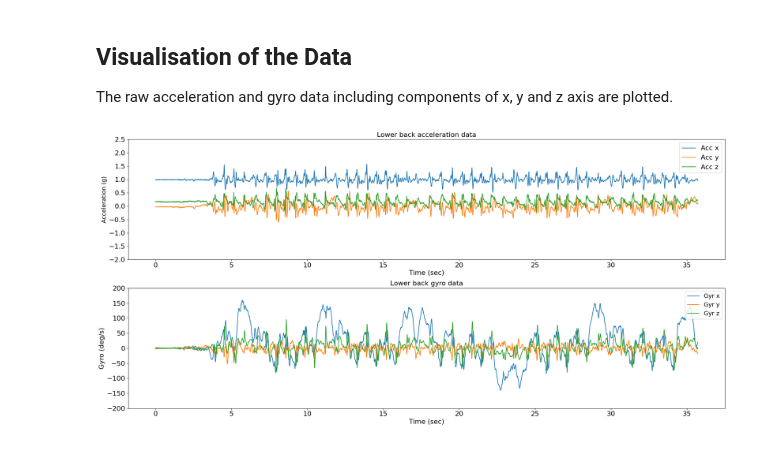
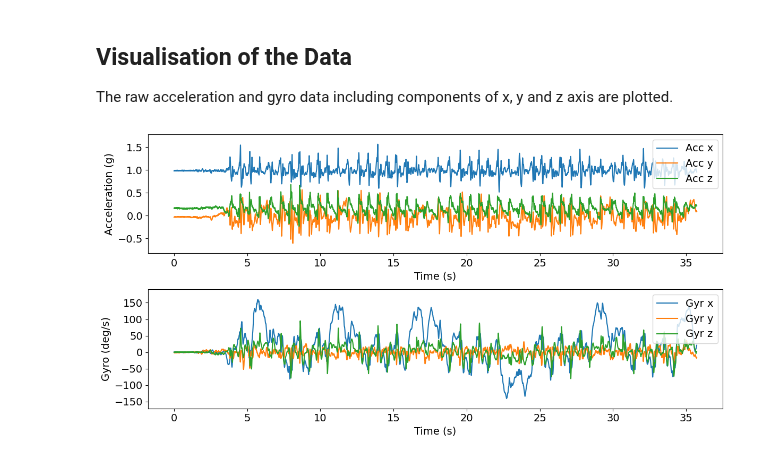
Before and after one commit to neurogeriatricskiel/KielMAT, a Jupyter notebook: examples/modules_05_td.ipynb, the cells around one changed output. Cells and saved outputs as stored; diff of their text form; code cells hidden in the pictures.

```diff
--- a/examples/modules_05_td.ipynb
+++ b/examples/modules_05_td.ipynb
@@ -46,9 +50,7 @@ from ngmt.modules.td import PhamTurnDetection
 To implement Pham Turn Detection algorithm, we load example data.
 # %%
 # The 'file_path' variable holds the absolute path to the data file
-file_path = (
-    r"\Keep Control\Data\lab dataset\raw data\sub-pp002\motion\sub-pp002_task-walkTurn_tracksys-imu_motion.tsv"
-)
+file_path = r"\Data\sub-pp002_task-walkTurn_tracksys-imu_motion.tsv"
 # %%
 # In this example, we use "imu" as tracking_system and "pelvis" as tracked points.
 tracking_sys = "imu"
@@ -60,17 +62,17 @@ recording = keepcontrol.load_recording(
 )
 # %%
 # Load lower back acceleration data
-acceleration_data = recording.data[tracking_sys][
+accel_data = recording.data[tracking_sys][
     ["pelvis_ACC_x", "pelvis_ACC_y", "pelvis_ACC_z"]
 ]
 
 # Get the acceleration data unit from the recording
-acceleration_data_unit = recording.channels[tracking_sys][
+accel_unit = recording.channels[tracking_sys][
     recording.channels[tracking_sys]["name"].str.contains("ACC", case=False)
 ]["units"].iloc[0]
 
 # Print acceleration data
-print(f"acceleration_data ({acceleration_data_unit}): {acceleration_data}")
+print(f"acceleration_data ({accel_unit}): {accel_data}")
 # %% [output]
 acceleration_data (g):       pelvis_ACC_x  pelvis_ACC_y  pelvis_ACC_z
 0         0.983901     -0.032714      0.164542
@@ -129,43 +131,50 @@ sampling frequency: 200 Hz
 The raw acceleration and gyro data including components of x, y and z axis are plotted.
 # %%
 # Plot acceleration and gyro in subplots
-fig = plt.figure(figsize=(21, 10))
+fig = plt.figure(figsize=(12, 6))
+
+# Font size for all text elements
+font_size = 14
 
 # Subplot 1: Acceleration data
 ax1 = plt.subplot(211)
 for i in range(3):
     ax1.plot(
-        np.arange(len(acceleration_data)) / sampling_frequency,
-        acceleration_data[f"pelvis_ACC_{chr(120 + i)}"],
+        np.arange(len(accel_data)) / sampling_frequency,
+        accel_data[f"pelvis_ACC_{chr(120 + i)}"],
         label=f"Acc {'xyz'[i]}",
     )
-ax1.set_title("Lower back acceleration data", fontsize=16)
-ax1.set_ylabel(f"Acceleration (g)", fontsize=14)
-ax1.set_xlabel(f"Time (sec)", fontsize=16)
-ax1.legend(loc="upper right", fontsize=16)
-ax1.set_ylim(-2, 2.5)
-plt.xticks(fontsize=16)
-plt.yticks(fontsize=16)
+ax1.set_ylabel(f"Acceleration ({accel_unit})", fontsize=font_size)
+ax1.set_xlabel(f"Time (s)", fontsize=font_size)
+ax1.legend(loc="upper right", fontsize=font_size)
+accel_min = np.min(accel_data)
+accel_max = np.max(accel_data)
+buffer = (accel_max - accel_min) * 0.1
+ax1.set_ylim(accel_min - buffer, accel_max + buffer)
+plt.xticks(fontsize=font_size)
+plt.yticks(fontsize=font_size)
 
 # Subplot 2: Gyro data
 ax2 = plt.subplot(212)
 for i in range(3):
     ax2.plot(
         np.arange(len(gyro_data)) / sampling_frequency,
         gyro_data[f"pelvis_ANGVEL_{chr(120 + i)}"],
         label=f"Gyr {'xyz'[i]}",
     )
-ax2.set_title("Lower back gyro data", fontsize=16)
-ax2.set_ylabel(f"Gyro (deg/s)", fontsize=16)
-ax2.set_xlabel(f"Time (sec)", fontsize=16)
-ax2.legend(loc="upper right", fontsize=14)
-ax2.set_ylim(-200, 200)
-plt.xticks(fontsize=16)
-plt.yticks(fontsize=16)
+ax2.set_ylabel(f"Gyro ({gyro_unit})", fontsize=font_size)
+ax2.set_xlabel(f"Time (s)", fontsize=font_size)
+ax2.legend(loc="upper right", fontsize=font_size)
+gyro_min = np.min(gyro_data)
+gyro_max = np.max(gyro_data)
+buffer = (gyro_max - gyro_min) * 0.1
+ax2.set_ylim(gyro_min - buffer, gyro_max + buffer)
+plt.xticks(fontsize=font_size)
+plt.yticks(fontsize=font_size)
 fig.tight_layout()
 plt.show()
 # %% [output]
-[figure, old version]
+[figure, new version]
 # %% [markdown]
 ## Applying Pham Turn Detection Algorithm
 Now, we are running Pham turn detection algorithm from pham module [`NGMT.ngmt.modules.td._pham.PhamTurnDetection`](https://github.com/neurogeriatricskiel/NGMT/tree/main/ngmt/modules/td/_pham.py) to detect turns.
```
Also changed, not shown: parts of 11 cells of this notebook, 9 other files.
